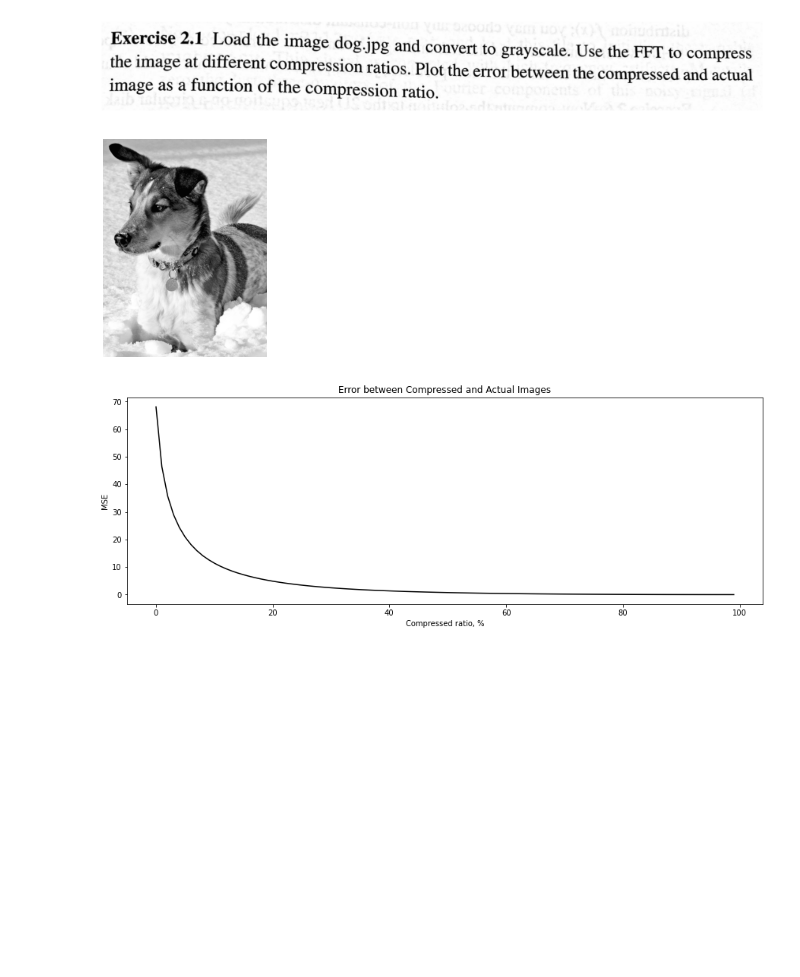
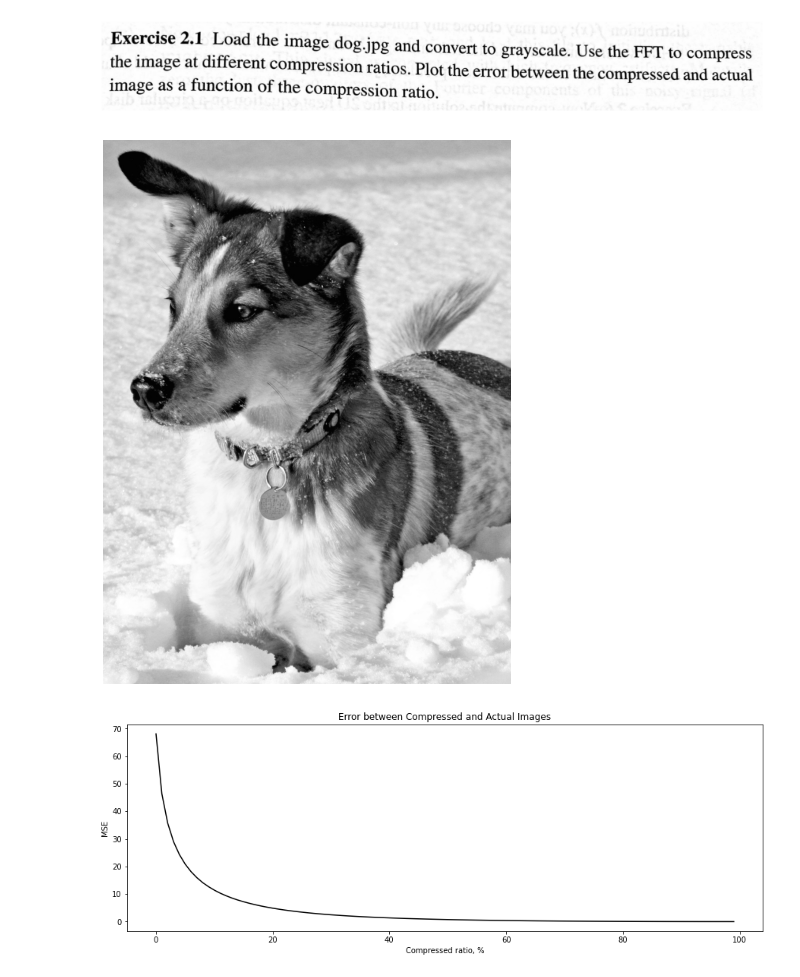
Before and after one commit to Saizt/UH-Pattern-Recognition, a Jupyter notebook: Ex 2.1-2.2/Ex 2.1-2.2.ipynb, the cells around one changed output. Cells and saved outputs as stored; diff of their text form; code cells hidden in the pictures; blank space fills up the shorter version.

```diff
--- a/Ex 2.1-2.2/Ex 2.1-2.2.ipynb
+++ b/Ex 2.1-2.2/Ex 2.1-2.2.ipynb
@@ -12,10 +12,11 @@ plt.axis('off');
 # %%
 DOG = plt.imread('../DATA/dog.jpg')
 DOG = np.mean(DOG, -1) #convert RGB to grayscale
+plt.figure(figsize=(15,10))
 plt.imshow(DOG, cmap='gray')
 plt.axis('off');
 # %% [output]
-[figure, old version]
+[figure, new version]
 # %%
 DOG_fft = np.fft.fft2(DOG)
 DOG_fftsort = np.sort(np.abs(DOG_fft.reshape(-1)))
```
Also changed, not shown: parts of 5 cells of this notebook, 2 other files.
